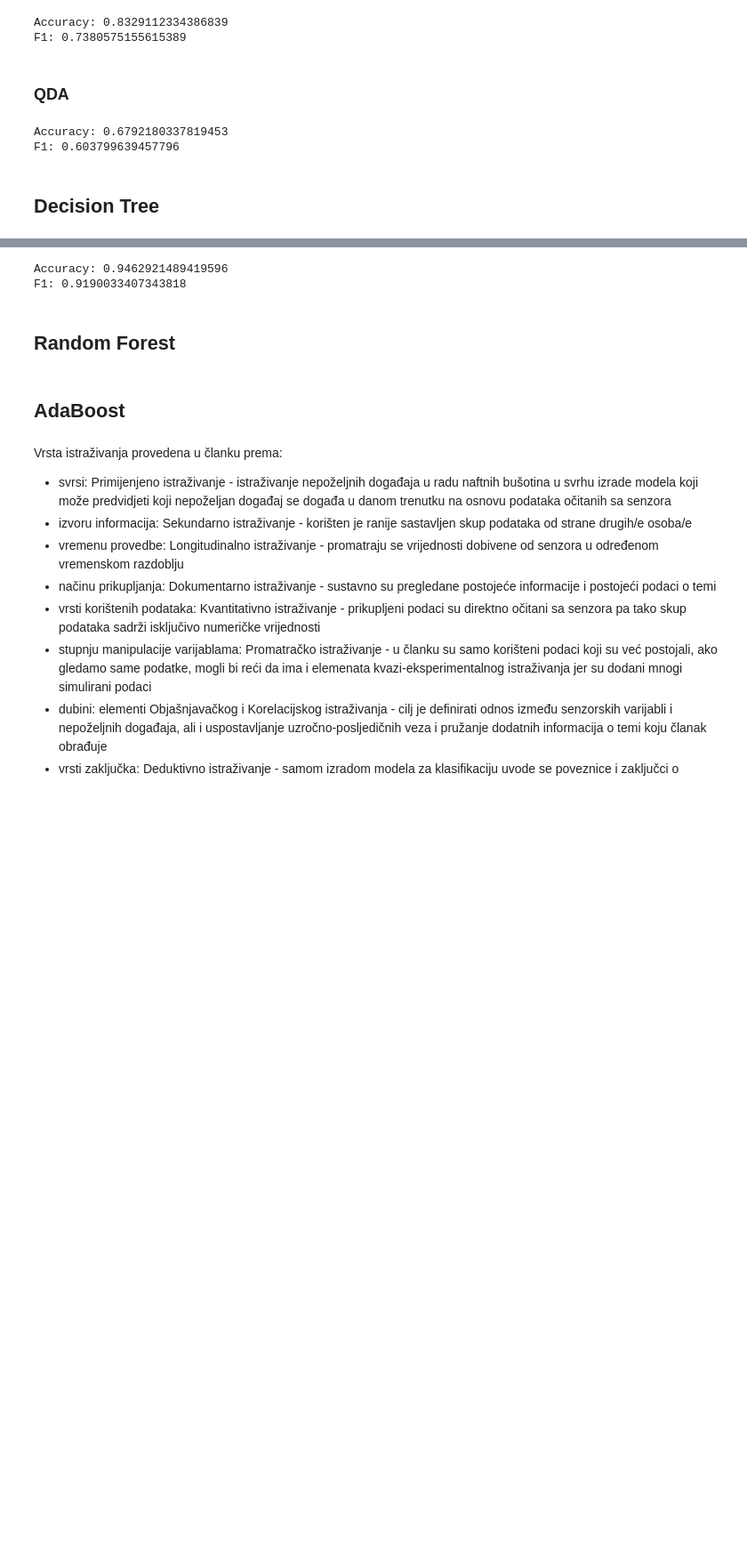
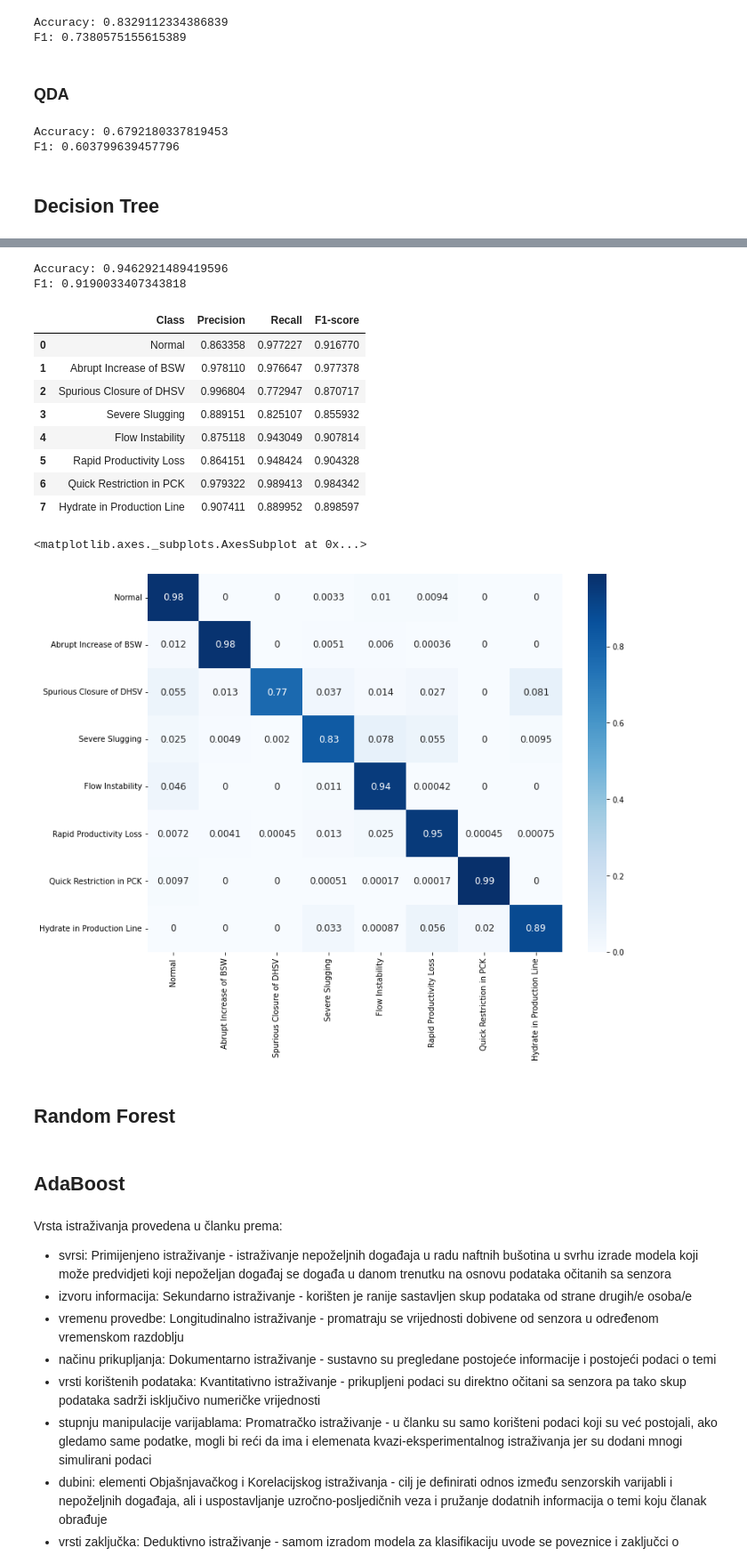
Before and after one commit to zvonimir-rezo/oil-well-classification, a Jupyter notebook: oil_well_classification.ipynb, the cells around one changed output, grey strips where cells are left out. Shown at 89% size. Saved outputs shown, nothing was run; the diff lists cells and outputs as text; code cells hidden in the pictures; blank space fills up the shorter version.

```diff
--- a/oil_well_classification.ipynb
+++ b/oil_well_classification.ipynb
@@ -37,8 +39,7 @@ event_names = {0: 'Normal',
                 4: 'Flow Instability',
                 5: 'Rapid Productivity Loss',
                 6: 'Quick Restriction in PCK',
-                7: 'Scaling in PCK',
-                8: 'Hydrate in Production Line'
+                7: 'Hydrate in Production Line'
                }
 
 fc_parameters = {
@@ -467,17 +471,59 @@ print(clf.best_score_)
-# %%
-y_pred = model.predict(X_test)
-
-f1 = f1_score(y_test, y_pred, average='macro')
-acc = accuracy_score(y_test, y_pred)
-print(f"Accuracy: {acc}")
-print(f"F1: {f1}")
-
-df2 = {'classifier': 'Decision Tree', 'f1': f1, 'accuracy': acc, 'time_window': 300, 'hiperparameters': clf.best_params_['ccp_alpha']}
-
-results = results.append(df2, ignore_index=True)
-# %% [output]
-Accuracy: 0.9462921489419596
-F1: 0.9190033407343818
+# %%
+y_pred = model.predict(X_test)
+
+f1 = f1_score(y_test, y_pred, average='macro')
+acc = accuracy_score(y_test, y_pred)
+print(f"Accuracy: {acc}")
+print(f"F1: {f1}")
+
+arr = confusion_matrix(y_test, y_pred)
+arr = arr.astype('float') / arr.sum(axis=1)[:, np.newaxis]
+
+precision = []
+recall = []
+f1_arr = []
+for i in range(8):
+  suma_prec = 0
+  suma_recall = 0
+  for j in range(8):
+    suma_prec += arr[j][i]
+    suma_recall += arr[i][j]
+  i_precision = arr[i][i] / suma_prec
+  i_recall = arr[i][i] / suma_recall
+  precision.append(i_precision)
+  recall.append(i_recall)
+  f1_arr.append((2 * i_precision * i_recall) / (i_precision + i_recall))
+
+
+df_metrics = pd.DataFrame()
+df_metrics['Class'] = [v for v in event_names.values()]
+df_metrics['Precision'] = precision
+df_metrics['Recall'] = recall
+df_metrics['F1-score'] = f1_arr
+
+display(df_metrics)
+
+df_cm = pd.DataFrame(arr, [name for name in event_names.values()], [name for name in event_names.values()])
+plt.figure(figsize=(12,9))
+sb.heatmap(df_cm, annot=True, annot_kws={"size": 12}, cmap="Blues")
+
+df2 = {'classifier': 'Decision Tree', 'f1': f1, 'accuracy': acc, 'time_window': 300, 'hiperparameters': clf.best_params_['ccp_alpha']}
+
+results = results.append(df2, ignore_index=True)
+# %% [output]
+Accuracy: 0.9462921489419596
+F1: 0.9190033407343818
+|  | Class | Precision | Recall | F1-score |
+| 0 | Normal | 0.863358 | 0.977227 | 0.916770 |
+| 1 | Abrupt Increase of BSW | 0.978110 | 0.976647 | 0.977378 |
+| 2 | Spurious Closure of DHSV | 0.996804 | 0.772947 | 0.870717 |
+| 3 | Severe Slugging | 0.889151 | 0.825107 | 0.855932 |
+| 4 | Flow Instability | 0.875118 | 0.943049 | 0.907814 |
+| 5 | Rapid Productivity Loss | 0.864151 | 0.948424 | 0.904328 |
+| 6 | Quick Restriction in PCK | 0.979322 | 0.989413 | 0.984342 |
+| 7 | Hydrate in Production Line | 0.907411 | 0.889952 | 0.898597 |
+<matplotlib.axes._subplots.AxesSubplot at 0x...>
+[figure, added]
 # %% [markdown]
 ## Random Forest
 # %%
```
Also changed, not shown: parts of 4 cells of this notebook.
